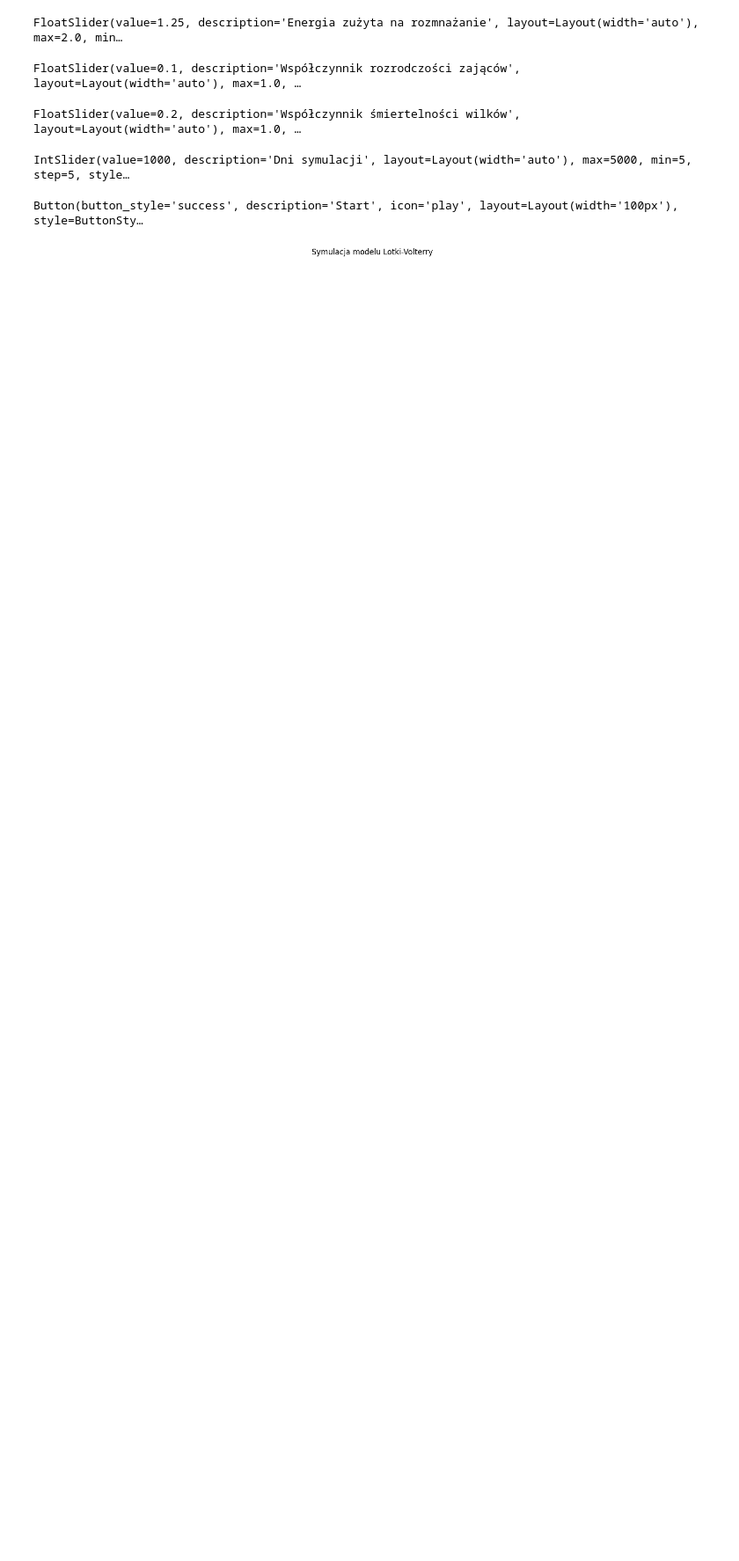
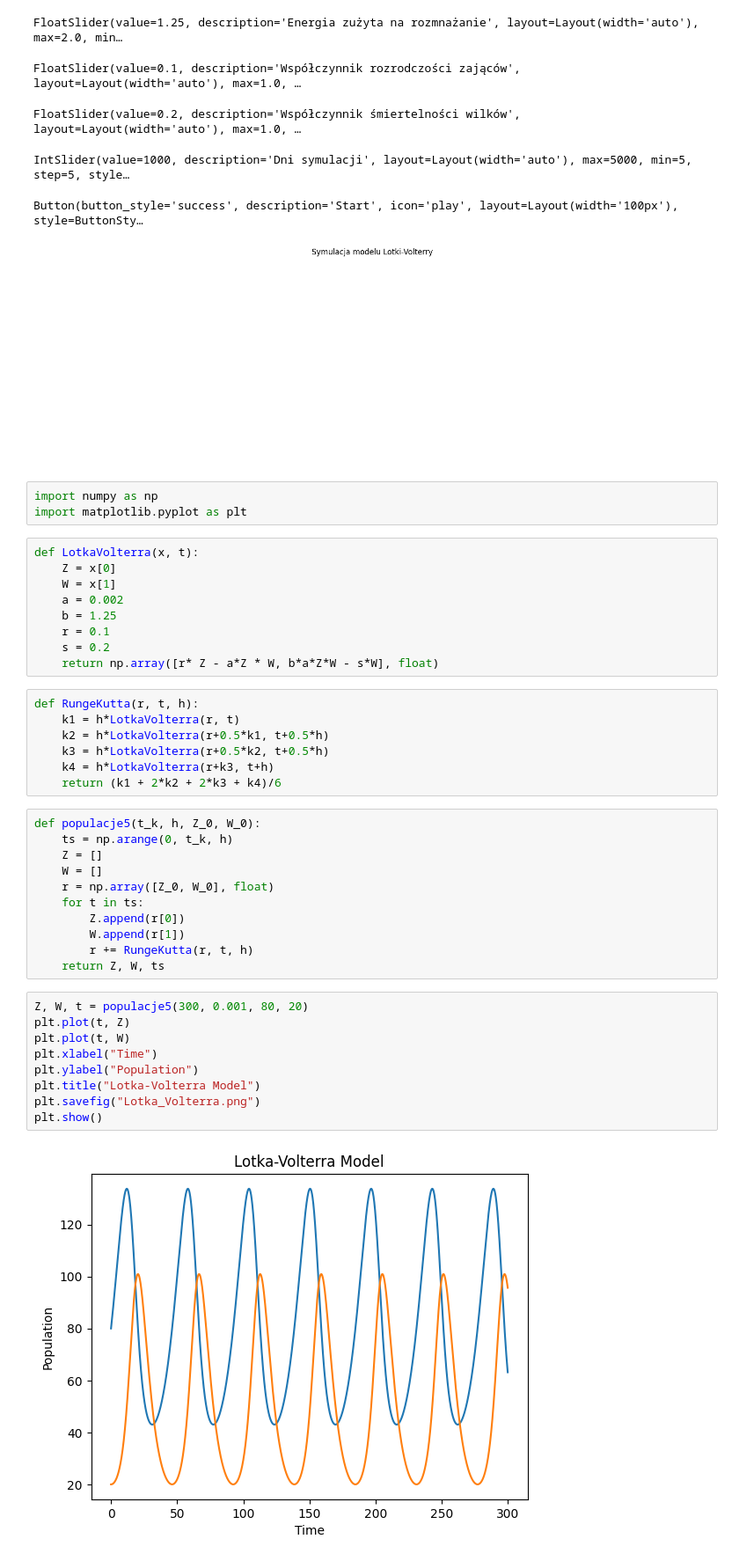
Before and after one commit to rafglo/ODE, a Jupyter notebook: test.ipynb, the cells around one changed output. Shown: that part at 88% size. Drawn from its saved outputs; the diff is of its cells as text; blank space fills up the shorter version.

Commit message:
runge-kutta

```diff
--- a/test.ipynb
+++ b/test.ipynb
@@ -147,3 +147,44 @@ FloatSlider(value=0.2, description='Współczynnik śmiertelności wilków', lay
 IntSlider(value=1000, description='Dni symulacji', layout=Layout(width='auto'), max=5000, min=5, step=5, style…
 Button(button_style='success', description='Start', icon='play', layout=Layout(width='100px'), style=ButtonSty…
 [figure]
+# %%
+import numpy as np
+import matplotlib.pyplot as plt
+# %%
+def LotkaVolterra(x, t):
+    Z = x[0]
+    W = x[1]
+    a = 0.002
+    b = 1.25
+    r = 0.1
+    s = 0.2
+    return np.array([r* Z - a*Z * W, b*a*Z*W - s*W], float)
+# %%
+def RungeKutta(r, t, h):
+    k1 = h*LotkaVolterra(r, t)
+    k2 = h*LotkaVolterra(r+0.5*k1, t+0.5*h)
+    k3 = h*LotkaVolterra(r+0.5*k2, t+0.5*h)
+    k4 = h*LotkaVolterra(r+k3, t+h)
+    return (k1 + 2*k2 + 2*k3 + k4)/6
+# %%
+def populacje5(t_k, h, Z_0, W_0):
+    ts = np.arange(0, t_k, h)
+    Z = []
+    W = []
+    r = np.array([Z_0, W_0], float)
+    for t in ts:
+        Z.append(r[0])
+        W.append(r[1])
+        r += RungeKutta(r, t, h)
+    return Z, W, ts
+# %%
+Z, W, t = populacje5(300, 0.001, 80, 20)
+plt.plot(t, Z)
+plt.plot(t, W)
+plt.xlabel("Time")
+plt.ylabel("Population")
+plt.title("Lotka-Volterra Model")
+plt.savefig("Lotka_Volterra.png")
+plt.show()
+# %% [output]
+[figure, added]
```
Also changed, not shown: 2 other files.
